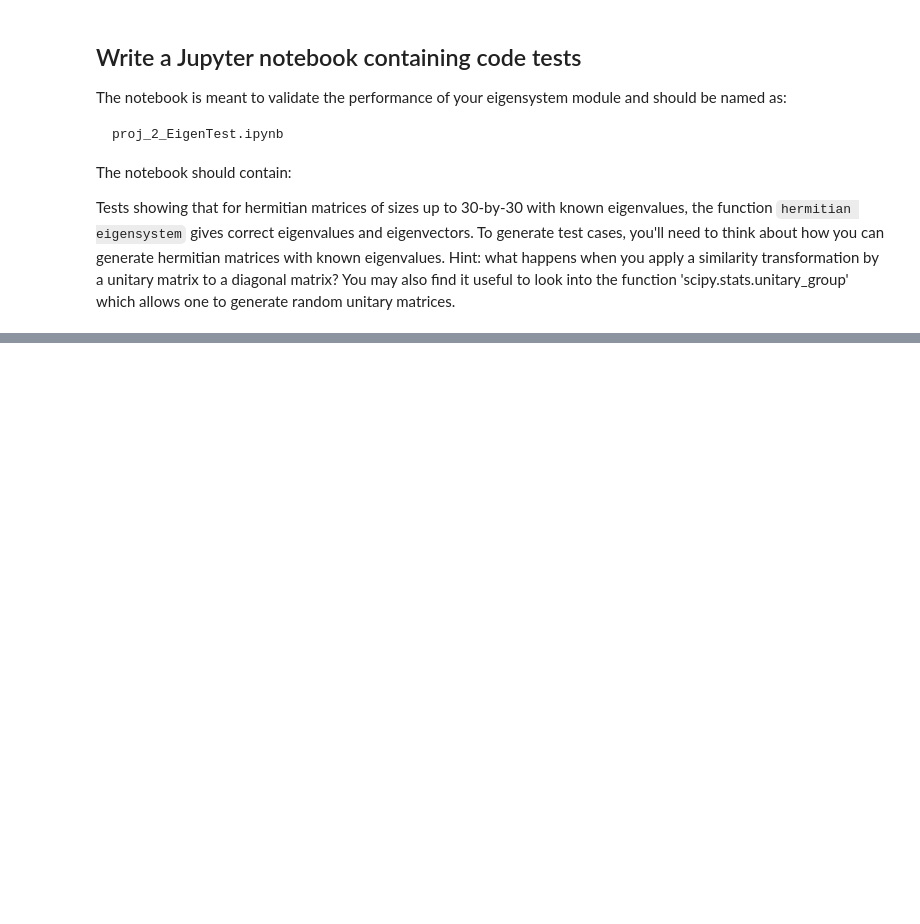
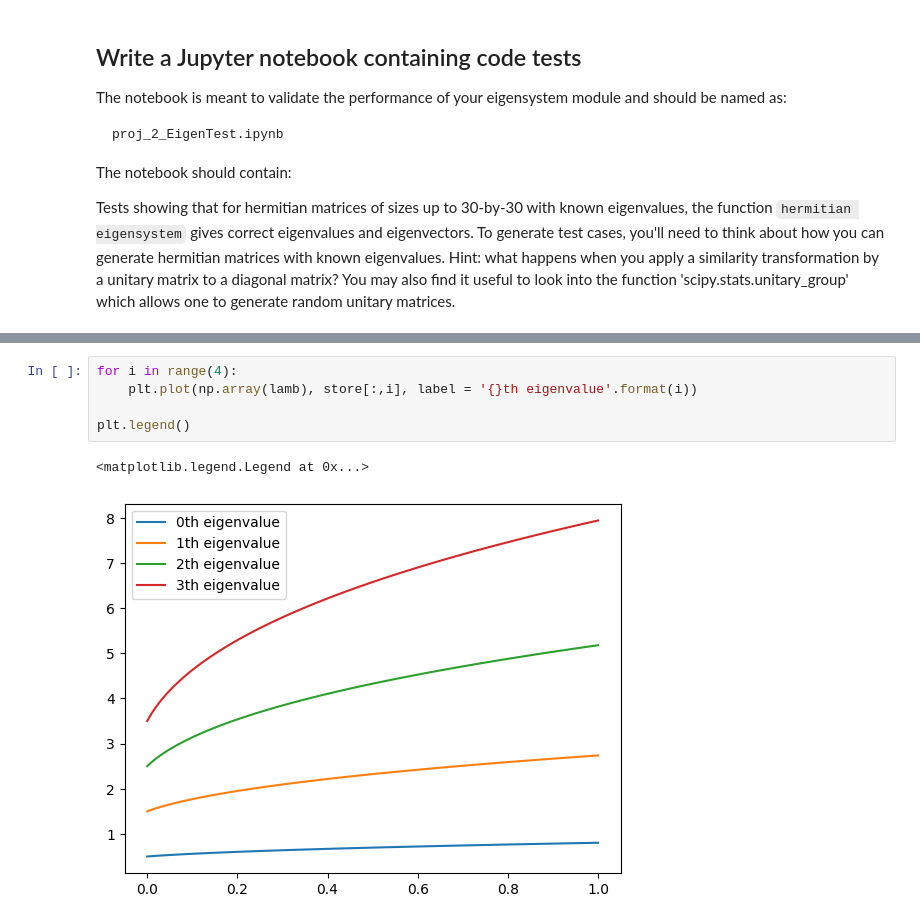
Before and after one commit to liuqiyucn/170N, a Jupyter notebook: project2/P2_instructions.ipynb, the cells around one changed output, grey strips where cells are left out. Cells and saved outputs as stored; diff of their text form; blank space fills up the shorter version.

```diff
--- a/project2/P2_instructions.ipynb
+++ b/project2/P2_instructions.ipynb
@@ -239,0 +609,8 @@ the eigenfunctions for the anharmonic oscillator with $\lambda=1$.
+# %%
+for i in range(4):
+    plt.plot(np.array(lamb), store[:,i], label = '{}th eigenvalue'.format(i))
+
+plt.legend()
+# %% [output]
+<matplotlib.legend.Legend at 0x...>
+[figure, added]
```
Also changed, not shown: parts of 19 cells of this notebook.
